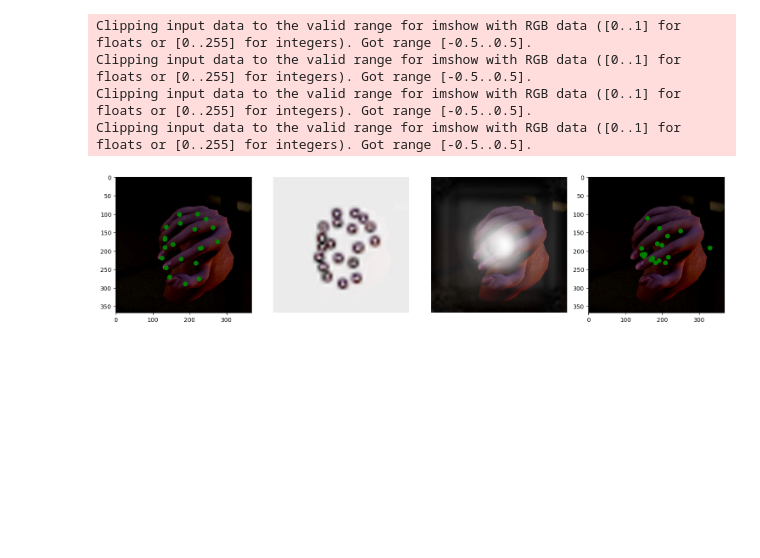
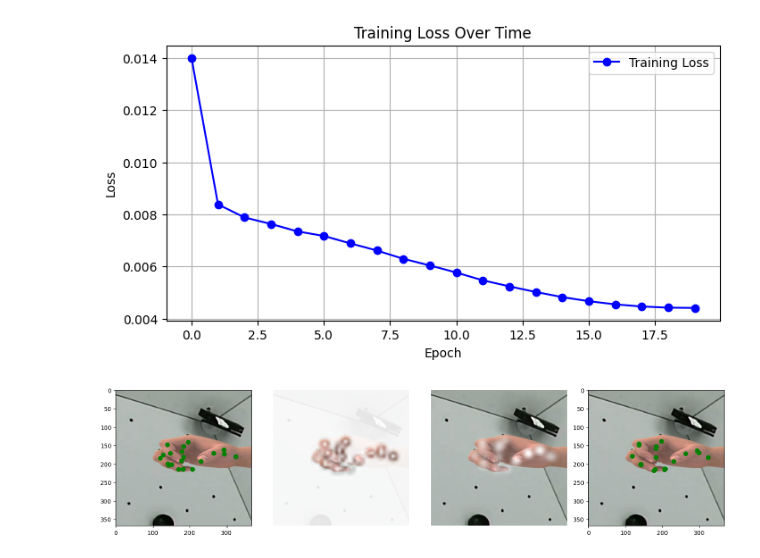
Before and after one commit to lakshyajain06/HandPosRecognition, a Jupyter notebook: train.ipynb, the cells around one changed output. Saved outputs shown, nothing was run; the diff lists cells and outputs as text; code cells hidden in the pictures; blank space fills up the shorter version.

```diff
--- a/train.ipynb
+++ b/train.ipynb
@@ -53,0 +42,11 @@ W0000 00:00:1752891538.485500  312968 gpu_timer.cc:114] Skipping the delay kerne
+# %%
+num_epochs = 20
+lr_schedule = tf.keras.optimizers.schedules.CosineDecay(
+    initial_learning_rate=0.0001,
+    decay_steps=(get_num_batches() * num_epochs),  # total_epochs × steps_per_epoch
+    alpha=0.0                  # Minimum LR is 0
+)
+
+optimizer = tf.keras.optimizers.Adam(learning_rate=lr_schedule, epsilon=1e-8)
+
+train_loss = tf.keras.metrics.Mean(name='train_loss')
@@ -144,7 +126,7 @@ def l2_loss(y_pred, intermediate_pred, y, punisment = 0.001):
 def train_step(x, y):
     with tf.GradientTape() as tape:
         y_pred, y_intermediate = model(x)
-        fin_loss, total_loss = l2_loss(y_pred, y_intermediate, y)
+        fin_loss, total_loss = compute_loss(y_pred, y_intermediate, y)
 
     gradients = tape.gradient(total_loss, model.trainable_variables)
     optimizer.apply_gradients(zip(gradients, model.trainable_variables))
@@ -259,3 +231,18 @@ Progress: 210/210
+# %%
+plt.figure(figsize=(8, 4))
+plt.plot(loss_graph, label='Training Loss', color='blue', marker='o')
+
+# Add labels and title
+plt.xlabel('Epoch')
+plt.ylabel('Loss')
+plt.title('Training Loss Over Time')
+plt.legend()
+plt.grid(True)
+
+# Show the plot
+plt.show()
+# %% [output]
+[figure, added]
 # %%
 model.save("vgg19_pretrain_synth_dataset_epoch35_lr_custom_norm.h5")
 # %%
@@ -269,7 +256,7 @@ index = np.random.randint(3000)
 test_x, test_handpos, _ = load_img_and_pos_with_num(index)
 test_y = create_heat_map(test_handpos)
 
-test_x = normalize_data(test_x)
+# test_x = normalize_data(test_x)
 
 test_x = np.expand_dims(test_x, axis = 0)
 
@@ -294,8 +281,4 @@ pred_handpose = pred_handpose.T
 plt.tight_layout()
 plt.show()
 # %% [output]
-Clipping input data to the valid range for imshow with RGB data ([0..1] for floats or [0..255] for integers). Got range [-0.5..0.5].
-Clipping input data to the valid range for imshow with RGB data ([0..1] for floats or [0..255] for integers). Got range [-0.5..0.5].
-Clipping input data to the valid range for imshow with RGB data ([0..1] for floats or [0..255] for integers). Got range [-0.5..0.5].
-Clipping input data to the valid range for imshow with RGB data ([0..1] for floats or [0..255] for integers). Got range [-0.5..0.5].
-[figure, old version]
+[figure, new version]
```
Also changed, not shown: parts of 12 cells of this notebook, 2 other files.
